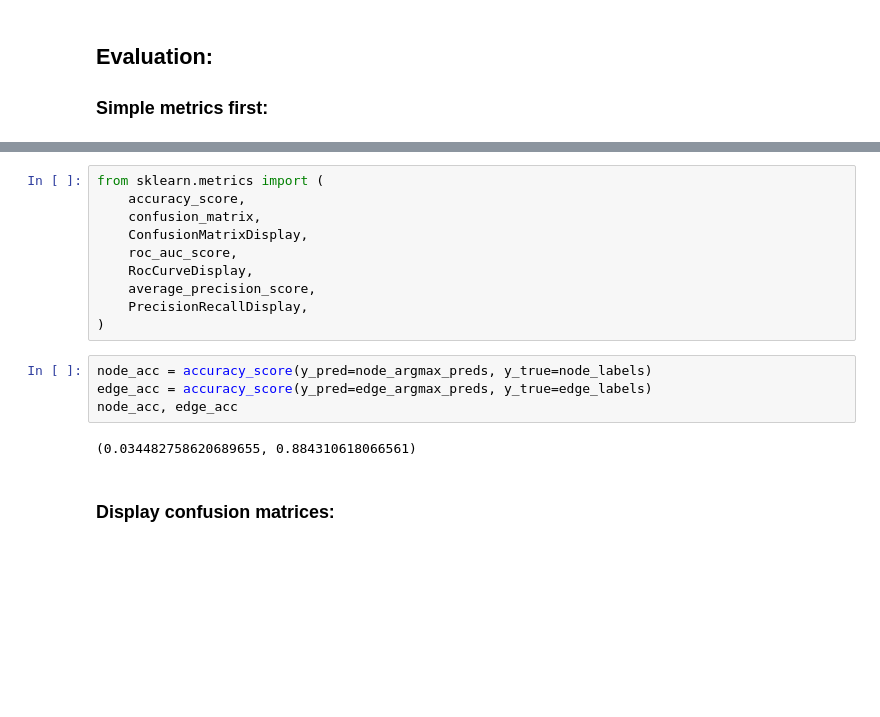
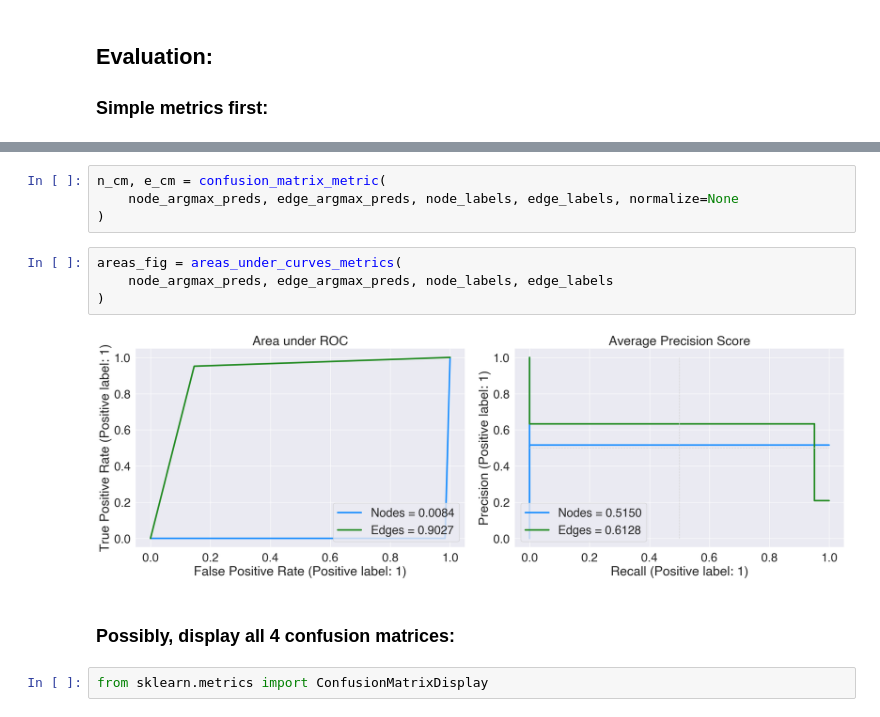
Before and after one commit to alan-turing-institute/grace, a Jupyter notebook: notebooks/inference.ipynb, the cells around one changed output, grey strips where cells are left out. Drawn from its saved outputs; the diff is of its cells as text; blank space fills up the shorter version.

Commit message:
Contribute metrics for infer eval

```diff
--- a/notebooks/inference.ipynb
+++ b/notebooks/inference.ipynb
@@ -219,18 +234,14 @@ Data(x=[6, 4], edge_index=[2, 10], edge_attr=[6, 2], y=[6], pos=[6, 2], edge_lab
+# %%
+n_cm, e_cm = confusion_matrix_metric(
+    node_argmax_preds, edge_argmax_preds, node_labels, edge_labels, normalize=None
+)
+# %%
+areas_fig = areas_under_curves_metrics(
+    node_argmax_preds, edge_argmax_preds, node_labels, edge_labels
+)
+# %% [output]
+[figure, added]
+# %% [markdown]
+### Possibly, display all 4 confusion matrices:
 # %%
-from sklearn.metrics import (
-    accuracy_score,
-    confusion_matrix,
-    ConfusionMatrixDisplay,
-    roc_auc_score,
-    RocCurveDisplay,
-    average_precision_score,
-    PrecisionRecallDisplay,
-)
+from sklearn.metrics import ConfusionMatrixDisplay
-# %%
-node_acc = accuracy_score(y_pred=node_argmax_preds, y_true=node_labels)
-edge_acc = accuracy_score(y_pred=edge_argmax_preds, y_true=edge_labels)
-node_acc, edge_acc
-# %% [output]
-(0.034482758620689655, 0.884310618066561)
-# %% [markdown]
-### Display confusion matrices:
```
Also changed, not shown: parts of 24 cells of this notebook, 5 other files.
